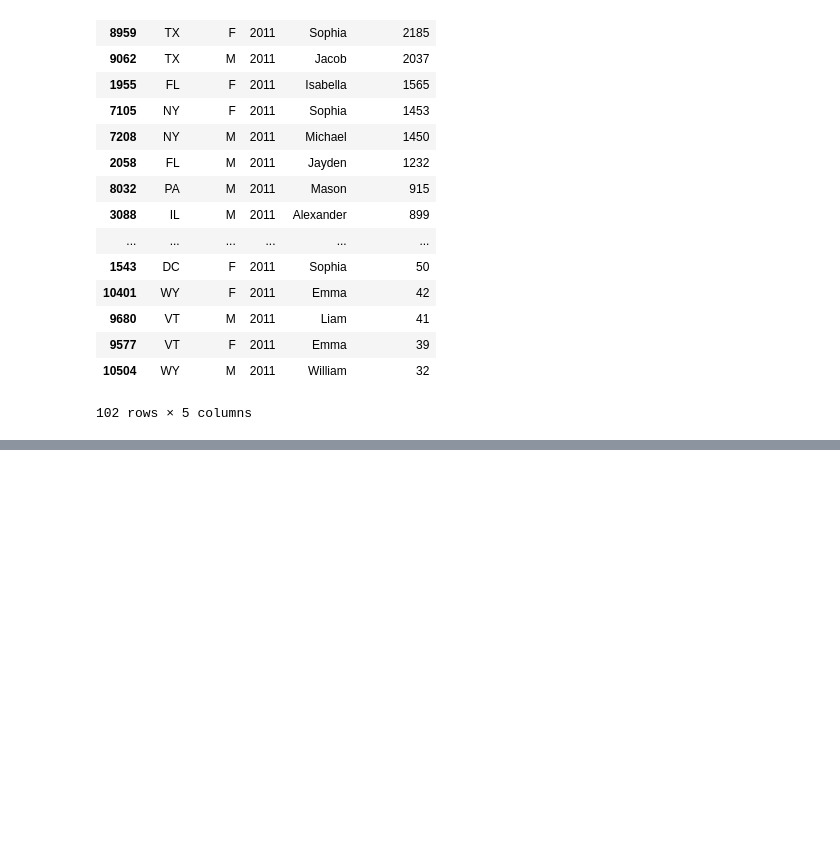
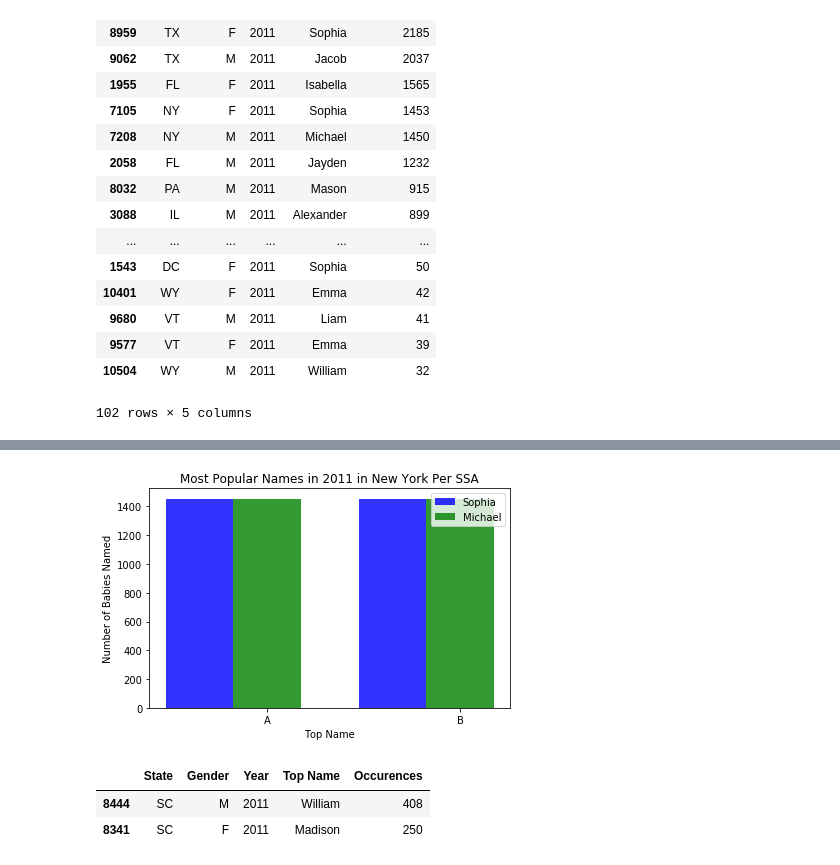
Before and after one commit to nstaudac/Unit_1_Project, a Jupyter notebook: Unit_1_Project_Data_Baby_Names.ipynb, the cells around one changed output, grey strips where cells are left out. Drawn from its saved outputs; the diff is of its cells as text; code cells hidden in the pictures; blank space fills up the shorter version.

```diff
--- a/Unit_1_Project_Data_Baby_Names.ipynb
+++ b/Unit_1_Project_Data_Baby_Names.ipynb
@@ -218,0 +230,43 @@ baby_names_2_data_2011['Top Name'].nunique()
+# %%
+import matplotlib.pyplot as plt
+import numpy as np
+
+# data to plot
+n_groups = 5
+Sophia	= (1453)
+Michael	= (1450)
+
+# create plot
+fig, ax = plt.subplots()
+index = np.arange(n_groups)
+bar_width = 0.35
+opacity = 0.8
+
+rects1 = plt.bar(index, Sophia, bar_width,
+alpha=opacity,
+color='b',
+label='Sophia')
+
+rects2 = plt.bar(index + bar_width, Michael, bar_width,
+alpha=opacity,
+color='g',
+label='Michael')
+
+plt.xlabel('Top Name')
+plt.ylabel('Number of Babies Named')
+plt.title('Most Popular Names in 2011 in New York Per SSA')
+plt.xticks(index + bar_width, ('A', 'B'))
+plt.legend()
+
+plt.tight_layout()
+plt.show()
+# %% [output]
+[figure, added]
+# %%
+SC_baby_names_2_data_2011 = final_baby_names_2_data_2011.loc[baby_names_2_data['State'] == "SC"]
+baby_names_list_2011_SC = SC_baby_names_2_data_2011.sort_values(by=['State'], ascending=False)
+baby_names_list_2011_SC
+# %% [output]
+|  | State | Gender | Year | Top Name | Occurences |
+| 8444 | SC | M | 2011 | William | 408 |
+| 8341 | SC | F | 2011 | Madison | 250 |
```
Also changed, not shown: parts of 14 cells of this notebook.
